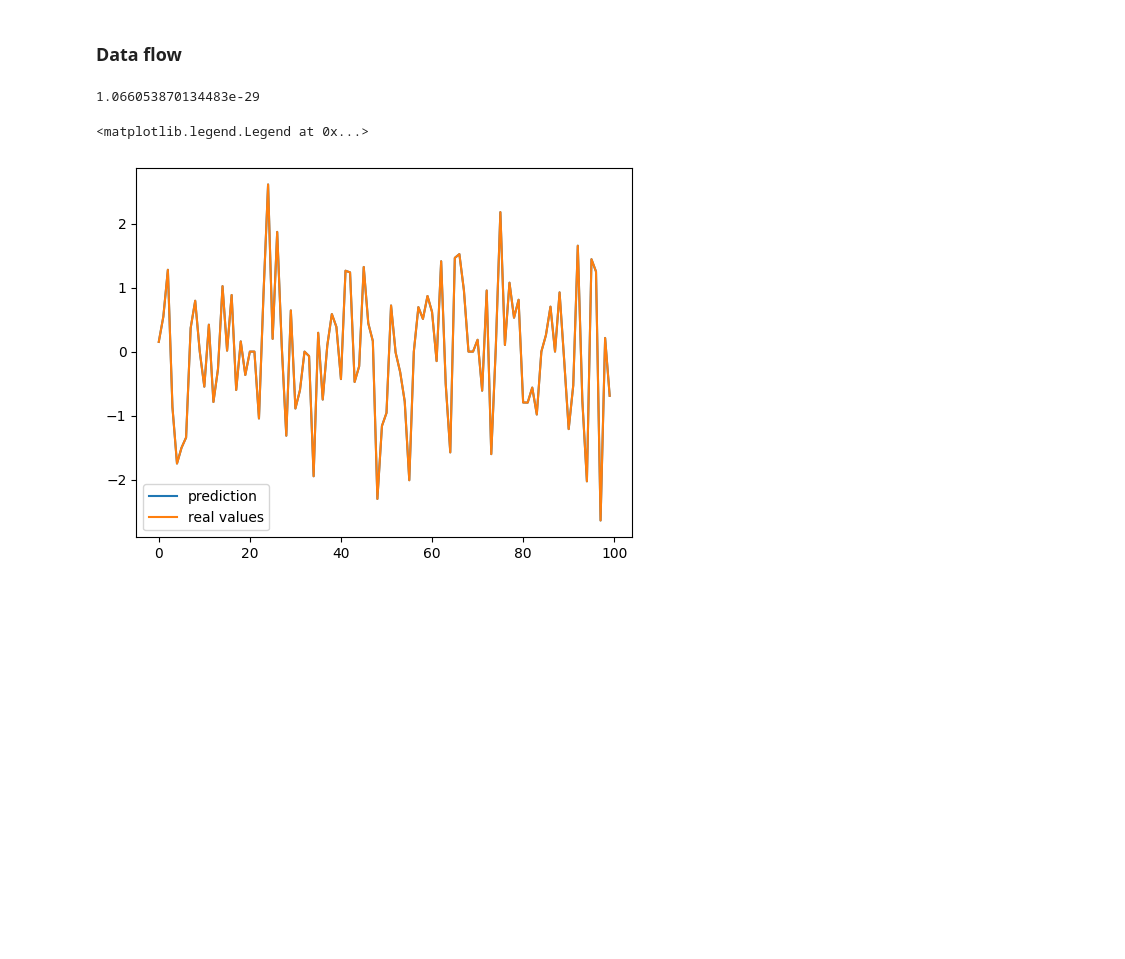
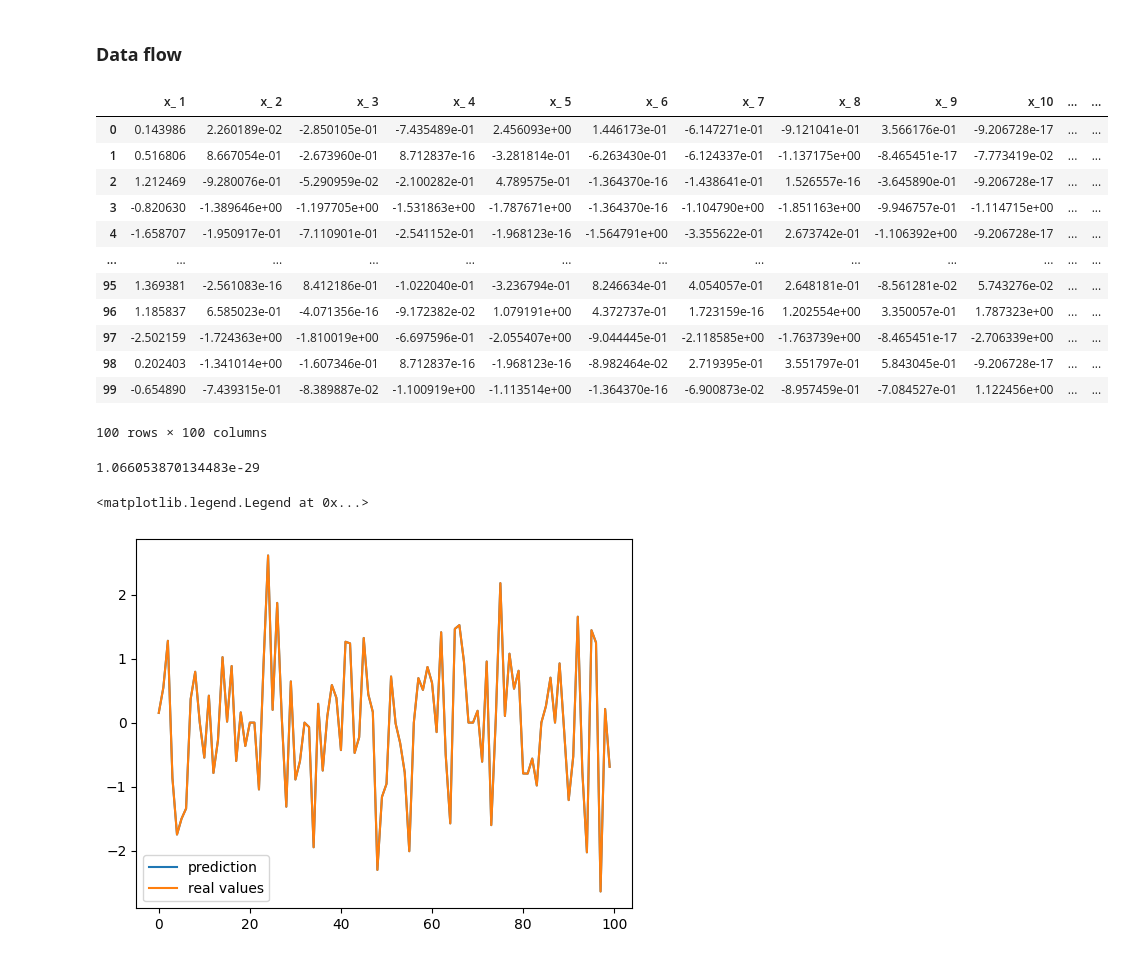
Before and after one commit to s222883/CDA, a Jupyter notebook: Case1/project.ipynb, the cells around one changed output. Saved outputs shown, nothing was run; the diff lists cells and outputs as text; code cells hidden in the pictures; blank space fills up the shorter version.

```diff
--- a/Case1/project.ipynb
+++ b/Case1/project.ipynb
@@ -70,6 +10,24 @@ df_raw, df_Xn_raw = load_data()
 # %%
 fill_methods = ['mean', 'median', 'most_frequent']
 std_methods = ['standard', 'minmax', 'maxabs', 'robust']
+# %%
+df, y = transform_data(df_raw, fill_methods[0], std_methods[0])
+# %%
+df
+# %% [output]
+|  | x_ 1 | x_ 2 | x_ 3 | x_ 4 | x_ 5 | x_ 6 | x_ 7 | x_ 8 | x_ 9 | x_10 | ... | ... |
+| 0 | 0.143986 | 2.260189e-02 | -2.850105e-01 | -7.435489e-01 | 2.456093e+00 | 1.446173e-01 | -6.147271e-01 | -9.121041e-01 | 3.566176e-01 | -9.206728e-17 | ... | ... |
+| 1 | 0.516806 | 8.667054e-01 | -2.673960e-01 | 8.712837e-16 | -3.281814e-01 | -6.263430e-01 | -6.124337e-01 | -1.137175e+00 | -8.465451e-17 | -7.773419e-02 | ... | ... |
+| 2 | 1.212469 | -9.280076e-01 | -5.290959e-02 | -2.100282e-01 | 4.789575e-01 | -1.364370e-16 | -1.438641e-01 | 1.526557e-16 | -3.645890e-01 | -9.206728e-17 | ... | ... |
+| 3 | -0.820630 | -1.389646e+00 | -1.197705e+00 | -1.531863e+00 | -1.787671e+00 | -1.364370e-16 | -1.104790e+00 | -1.851163e+00 | -9.946757e-01 | -1.114715e+00 | ... | ... |
+| 4 | -1.658707 | -1.950917e-01 | -7.110901e-01 | -2.541152e-01 | -1.968123e-16 | -1.564791e+00 | -3.355622e-01 | 2.673742e-01 | -1.106392e+00 | -9.206728e-17 | ... | ... |
+| ... | ... | ... | ... | ... | ... | ... | ... | ... | ... | ... | ... | ... |
+| 95 | 1.369381 | -2.561083e-16 | 8.412186e-01 | -1.022040e-01 | -3.236794e-01 | 8.246634e-01 | 4.054057e-01 | 2.648181e-01 | -8.561281e-02 | 5.743276e-02 | ... | ... |
+| 96 | 1.185837 | 6.585023e-01 | -4.071356e-16 | -9.172382e-02 | 1.079191e+00 | 4.372737e-01 | 1.723159e-16 | 1.202554e+00 | 3.350057e-01 | 1.787323e+00 | ... | ... |
+| 97 | -2.502159 | -1.724363e+00 | -1.810019e+00 | -6.697596e-01 | -2.055407e+00 | -9.044445e-01 | -2.118585e+00 | -1.763739e+00 | -8.465451e-17 | -2.706339e+00 | ... | ... |
+| 98 | 0.202403 | -1.341014e+00 | -1.607346e-01 | 8.712837e-16 | -1.968123e-16 | -8.982464e-02 | 2.719395e-01 | 3.551797e-01 | 5.843045e-01 | -9.206728e-17 | ... | ... |
+| 99 | -0.654890 | -7.439315e-01 | -8.389887e-02 | -1.100919e+00 | -1.113514e+00 | -1.364370e-16 | -6.900873e-02 | -8.957459e-01 | -7.084527e-01 | 1.122456e+00 | ... | ... |
+100 rows × 100 columns
 # %%
 from sklearn.metrics import mean_squared_error as mse
 from sklearn.linear_model import LinearRegression
```
Also changed, not shown: parts of 12 cells of this notebook, 1 other file.
